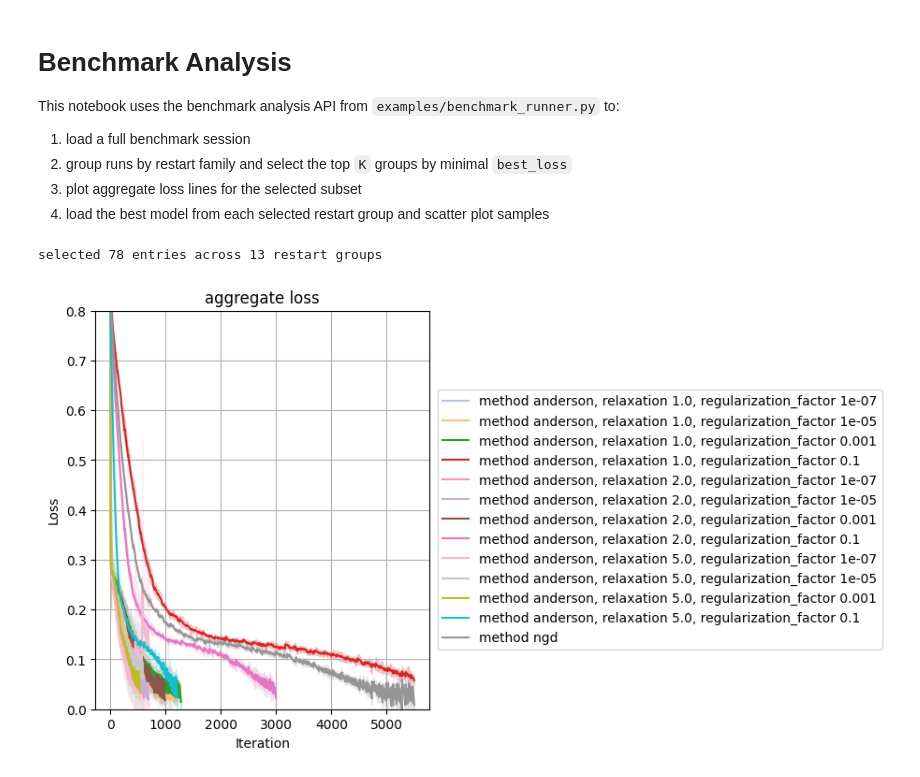
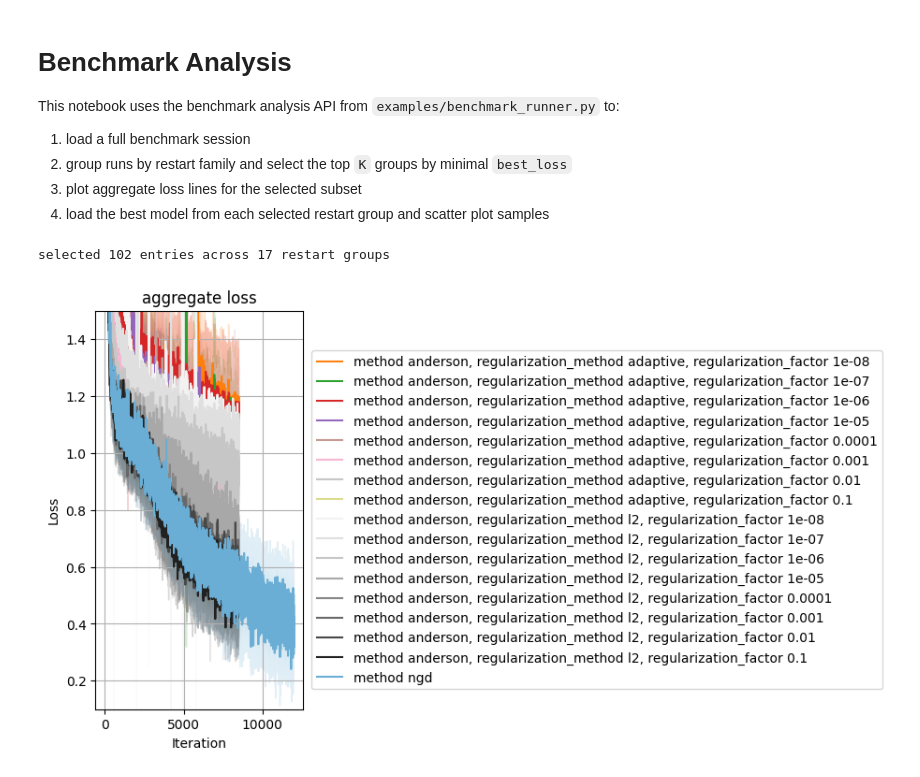
Before and after one commit to viviaxenov/NeuRiPP, a Jupyter notebook: examples/benchmark_analysis.ipynb, the cells around one changed output. Saved outputs shown, nothing was run; the diff lists cells and outputs as text; code cells hidden in the pictures.

```diff
--- a/examples/benchmark_analysis.ipynb
+++ b/examples/benchmark_analysis.ipynb
@@ -73,8 +73,8 @@ def select_top_k_restart_groups(entries, k):
         "    or "
         "   ("
         "    method == 'anderson'"
-        #"    and `method_kwargs.relaxation` == 1.0"
-        "    and `method_kwargs.regularization_method` == 'adaptive'"
+        "    and `method_kwargs.relaxation` == 1.0"
+        # "    and `method_kwargs.regularization_method` == 'adaptive'"
         # "     and `method_kwargs.regularization_factor` == 1e-5"
         "   )"
     )
@@ -149,7 +149,7 @@ best_entries = best_entry_per_restart_group(subset_entries)
 
 print(f'selected {len(subset_entries)} entries across {len(best_entries)} restart groups')
 # %% [output]
-selected 78 entries across 13 restart groups
+selected 102 entries across 17 restart groups
 # %%
 def plot_line_groups(groups):
     for group in groups:
@@ -195,25 +195,27 @@ def plot_line_groups(groups):
         ax.set_xlabel('Iteration')
         ax.set_ylabel('Loss')
         ax.set_ylim(
-            bottom=-0.0,
-            top=.8, )
+            bottom=0.1,
+            top=1.5, )
         ax.grid()
         fig.legend(loc='outside center right')
-        plt.show()
+        return fig
 # %%
 style_channels = {
     'colormap': ['tab20', 'Greys', 'Blues'],
     'linestyle': ['-', '--', ':', '-.'],
 }
 param_to_channel = {
     'method': 'cmap',
     'regularization_factor': 'color',
     'regularization_method': 'cmap' }
 
 groups = get_lines(subset_entries, style_channels=style_channels, style_channel_map=param_to_channel)
-plot_line_groups(groups)
+fig = plot_line_groups(groups)
+fig.savefig(f"convergence.pdf")
+plt.show()
 # %% [output]
-[figure, old version]
+[figure, new version]
 # %%
 def scatter_best_entries(entries, checkpoint_key='best', n_samples=512):
     if not entries:
```
Also changed, not shown: parts of 23 cells of this notebook, 1 other file.
